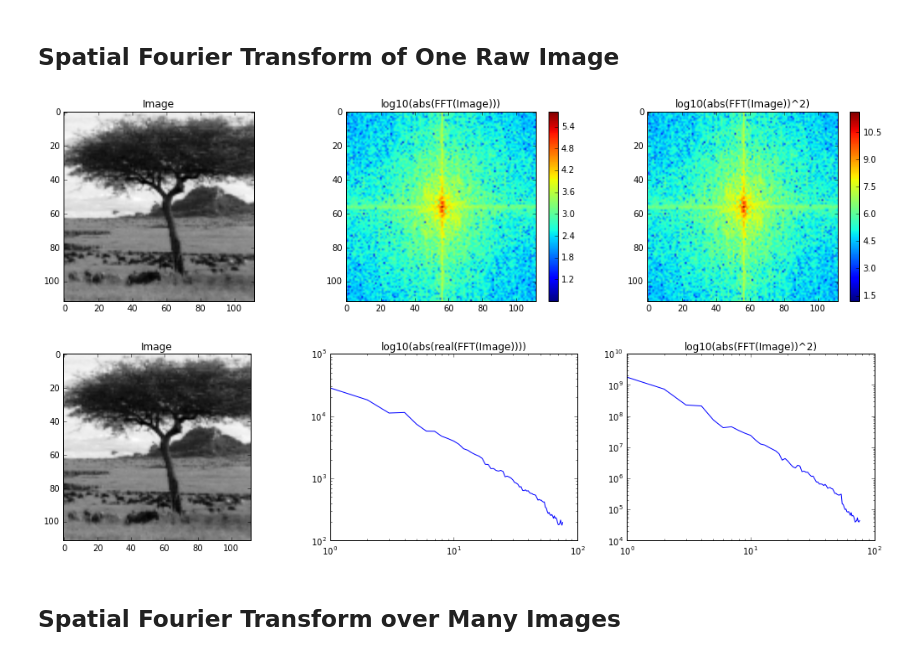
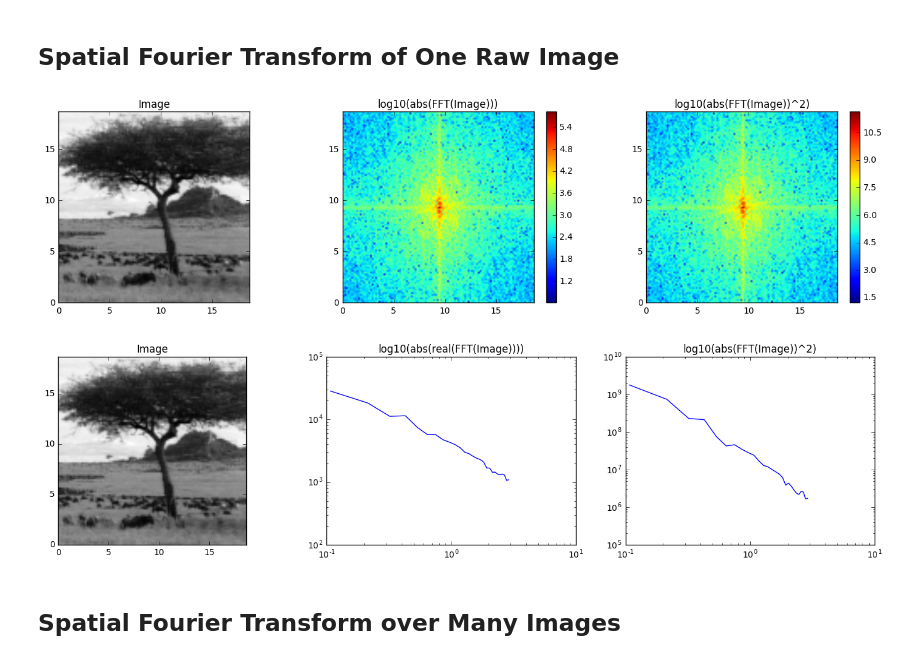
Before and after one commit to vdutell/naturalscenestatistics, a Jupyter notebook: naturalscenestats.ipynb, the cells around one changed output. Drawn from its saved outputs; the diff is of its cells as text; code cells hidden in the pictures.

```diff
--- a/naturalscenestats.ipynb
+++ b/naturalscenestats.ipynb
@@ -122,7 +136,9 @@ cliplen = len(clip[:,1,1])
 
 if(1):
     fig = plt.figure()
-    im = plt.imshow(clip[0,:,:], cmap='Greys_r')
+    im = plt.imshow(clip[0,:,:], cmap='Greys_r', extent=[0,framewdeg,0,framehdeg])
+    ax.set_xlabel('deg')
+    ax.set_ylabel('deg')
     anim = animation.FuncAnimation(fig, animate, frames=range(cliplen), interval=int(100/cliplen), blit=False)
 
 display_animation(anim)
@@ -154,5 +170,7 @@ def cdiff(fstart, dtms):
     return(diff)
 # %%
 diffim = cdiff(zebra, 40)
-plt.imshow(diffim,cmap='Greys_r')
+plt.imshow(diffim,cmap='Greys_r', extent=[0,framewdeg,0,framehdeg])
+ax.set_xlabel('deg')
+ax.set_ylabel('deg')
 # %% [output]
@@ -214,6 +232,7 @@ def azimuthalAverage(image, center=None):
     tbin = csim[rind[1:]] - csim[rind[:-1]]
 
     radial_prof = tbin / nr
+    radial_prof = radial_prof[:np.floor(framew/2)]
 
     return radial_prof
 # %%
@@ -225,6 +244,9 @@ def spatialft(image):
     # the center of the 2D fourier transformed image.
     F2 = np.fft.fftshift(F1)
 
+    #get the sampling rate
+    freq2D = np.fft.fftfreq(framew, d=1./ppd)
+
     # Calculate the 2D amplitude & Power Spectrum
     amp2D = np.abs(F2) #magnitude = amplitude of real & imaginary component vector
     psf2D = np.abs(F2)**2 #power specrum = amplitude^2
@@ -233,49 +255,54 @@ def spatialft(image):
     amp1D = azimuthalAverage(amp2D)
     psf1D = azimuthalAverage(psf2D)
 
-    #try to figure out the frequencies in the future
-    #freqx = np.fft.fftshift(np.fft.fftfreq(len(image[1,:]),d=1))
-    #freqy = np.fft.fftshift(np.fft.fftfreq(len(image[:,1]),d=1))
+    #get the sampling rate
+    freq1D = np.fft.fftfreq(int(np.floor(frameh/2)), d=1./ppd)
 
-    return(image, amp2D, psf2D, amp1D, psf1D)
+    return(image, amp2D, psf2D, freq2D, amp1D, psf1D, freq1D)
 # %%
-image, amp2D, psf2D, amp1D, psf1D = spatialft(getsim(tree))
+image, amp2D, psf2D, freq2D, amp1D, psf1D, freq1D = spatialft(getsim(tree))
 
 ##plotting
 #2d power spectra
 plt.figure(figsize=(18, 4))
 
 plt.subplot(1,3,1,title='Image')
-plt.imshow(image, cmap='Greys_r')
+plt.imshow(image, cmap='Greys_r', extent=[0,framewdeg,0,framehdeg])
+ax.set_xlabel('deg')
+ax.set_ylabel('deg')
 
 plt.subplot(1,3,2,title='log10(abs(FFT(Image)))')
 #plt.imshow(amp2D)
-plt.imshow(np.log10(amp2D))
+plt.imshow(np.log10(amp2D), extent=[0,framewdeg,0,framehdeg])
+ax.set_xlabel('deg')
+ax.set_ylabel('deg')
 plt.colorbar()
 
 plt.subplot(1,3,3,title='log10(abs(FFT(Image))^2)')
 #plt.imshow(psf2D)
-plt.imshow(np.log10(psf2D))
+plt.imshow(np.log10(psf2D), extent=[0,framewdeg,0,framehdeg])
+ax.set_xlabel('deg')
+ax.set_ylabel('deg')
 plt.colorbar()
 
 ##azimuthal average
 plt.figure(figsize=(18, 4))
 
 plt.subplot(1,3,1,title='Image')
-plt.imshow(image, cmap='Greys_r')
+plt.imshow(image, cmap='Greys_r', extent=[0,framewdeg,0,framehdeg])
+ax.set_xlabel('deg')
+ax.set_ylabel('deg')
 
 plt.subplot(1,3,2,title='log10(abs(real(FFT(Image))))')
-plt.loglog(amp1D)
+plt.loglog(freq1D, amp1D)
 
 plt.subplot(1,3,3,title='log10(abs(FFT(Image))^2)')
-plt.loglog(psf1D)
-
-#print(np.shape(amp1D))
+plt.loglog(freq1D, psf1D)
 
 plt.show()
 # %% [output]
-[figure, old version]
+[figure, new version]
-[figure, old version]
+[figure, new version]
 # %% [markdown]
 ## Spatial Fourier Transform over Many Images
 # %%
```
Also changed, not shown: parts of 20 cells of this notebook.
